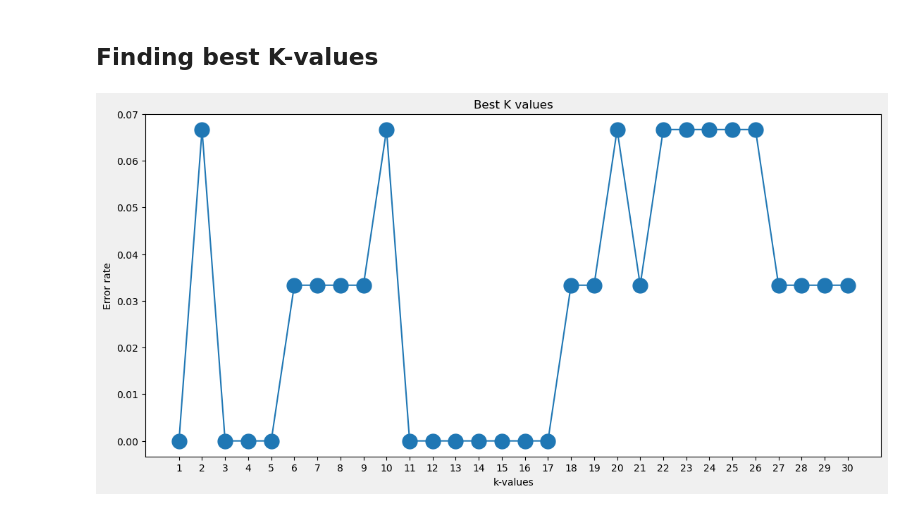
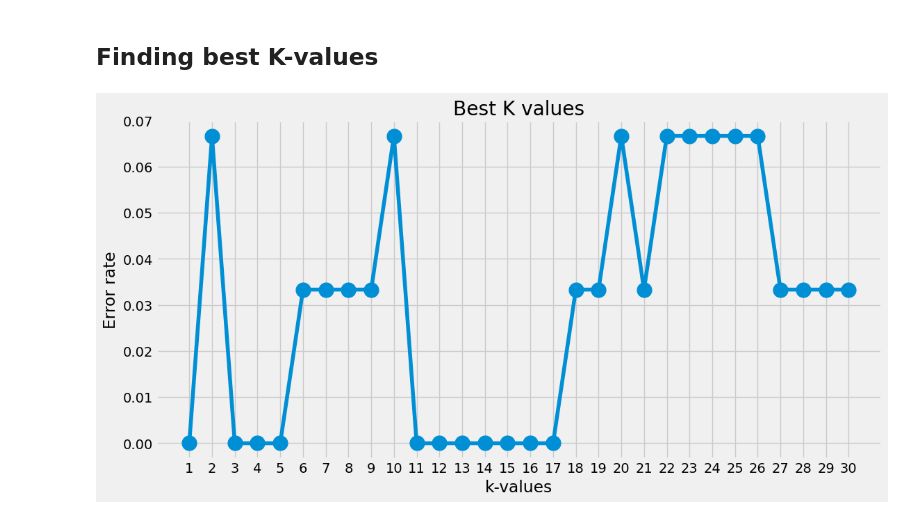
Before and after one commit to brahma-borude/ML_algorithms, a Jupyter notebook: Supervised Learning/KNN.ipynb, the cells around one changed output. Drawn from its saved outputs; the diff is of its cells as text; code cells hidden in the pictures.

```diff
--- a/Supervised Learning/KNN.ipynb
+++ b/Supervised Learning/KNN.ipynb
@@ -62,6 +62,6 @@ y_test: 30
 # %% [markdown]
 ## Fitting and Evaluating the model
 # %%
-KNN_classifier = KNeighborsClassifier(n_neighbors=10)
+KNN_classifier = KNeighborsClassifier(n_neighbors=3)
 KNN_classifier.fit(X_train, y_train)
 # %% [output]
@@ -99,12 +100,11 @@ for i in range(1, 31):
     error_rate.append(np.mean(y_pred != y_test))
 # %%
 plt.figure(figsize=(12,6))
-plt.style.use('default')
 plt.plot(range(1,31), error_rate, marker='o', markersize=15)
 plt.title('Best K values')
 plt.xlabel('k-values')
 plt.ylabel('Error rate')
 plt.xticks(range(1,31))
 plt.show()
 # %% [output]
-[figure, old version]
+[figure, new version]
```
Also changed, not shown: parts of 3 cells of this notebook.
